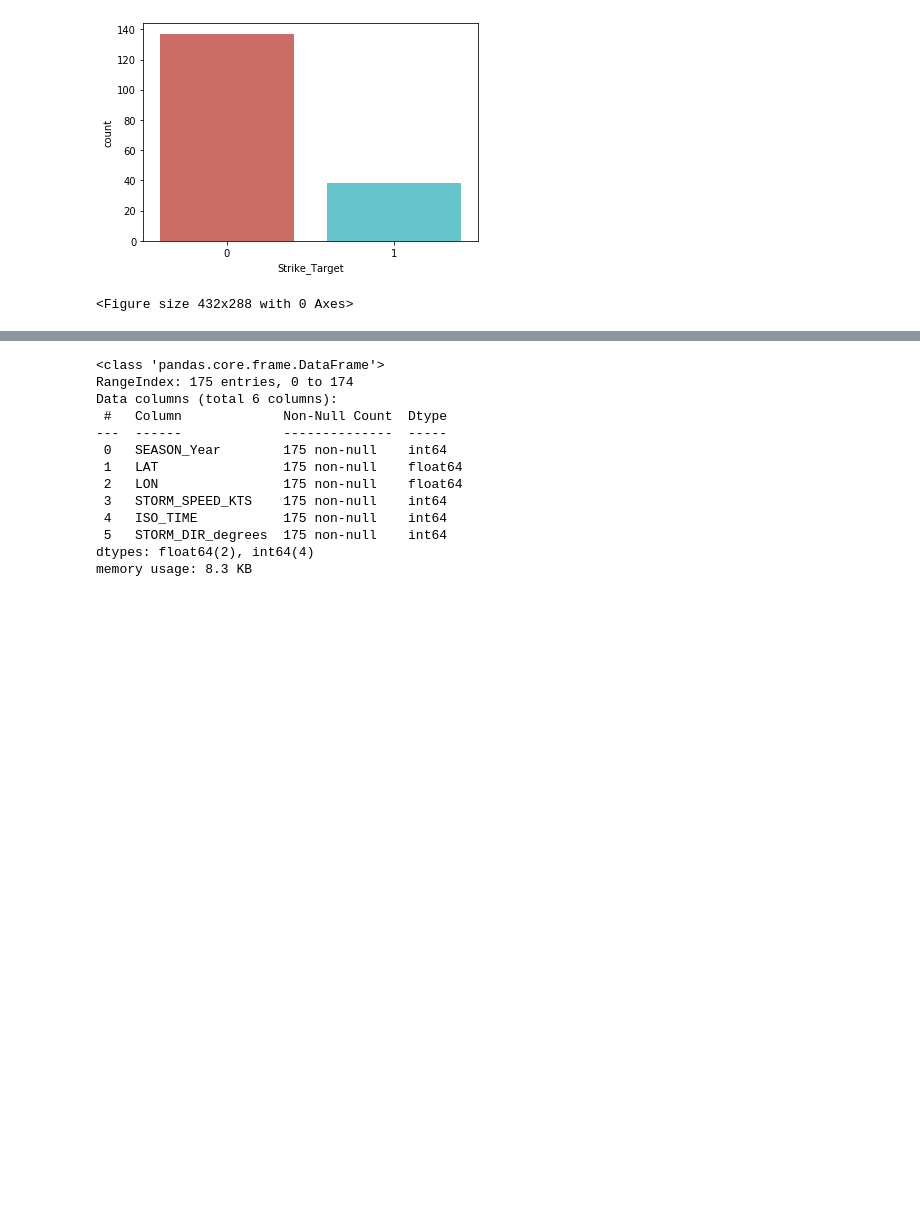
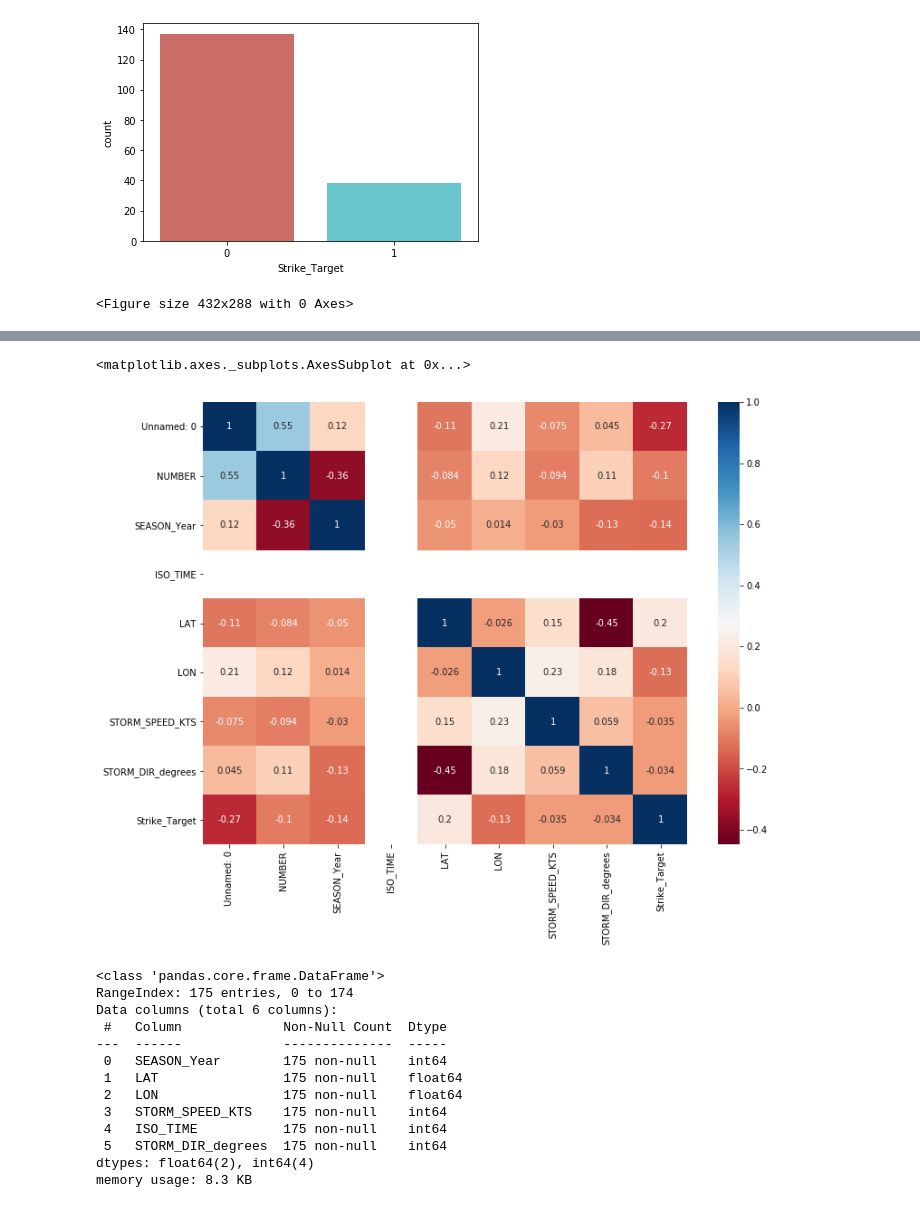
Before and after one commit to daniduce/Final-Project, a Jupyter notebook: LogisticRegression_StrikePrediction.ipynb, the cells around one changed output, grey strips where cells are left out. Saved outputs shown, nothing was run; the diff lists cells and outputs as text; code cells hidden in the pictures; blank space fills up the shorter version.

```diff
--- a/LogisticRegression_StrikePrediction.ipynb
+++ b/LogisticRegression_StrikePrediction.ipynb
@@ -72,3 +75,14 @@ df['ISO_TIME']=df['ISO_TIME'].map(date.datetime.toordinal)
+# %%
+#plot correlations using a heat map. Heat maps are great wat to visualize correlations using color coding
+import matplotlib.pyplot as plt
+import seaborn as sns
+corr=df.corr()
+top_features=corr.index
+plt.figure(figsize=(12,9))
+sns.heatmap(df[top_features].corr(),annot=True,cmap='RdBu')
+# %% [output]
+<matplotlib.axes._subplots.AxesSubplot at 0x...>
+[figure, added]
 # %%
 ##x= df[['SEASON_Year', 'ISO_TIME','NATURE', 'LAT','LON','WMO_WIND_KTS', 'WMO_PRES', 'STORM_SPEED_KTS','STORM_DIR_degrees', 'geohash', 'geohash2'  ]]
 
```
Also changed, not shown: parts of 3 cells of this notebook.
